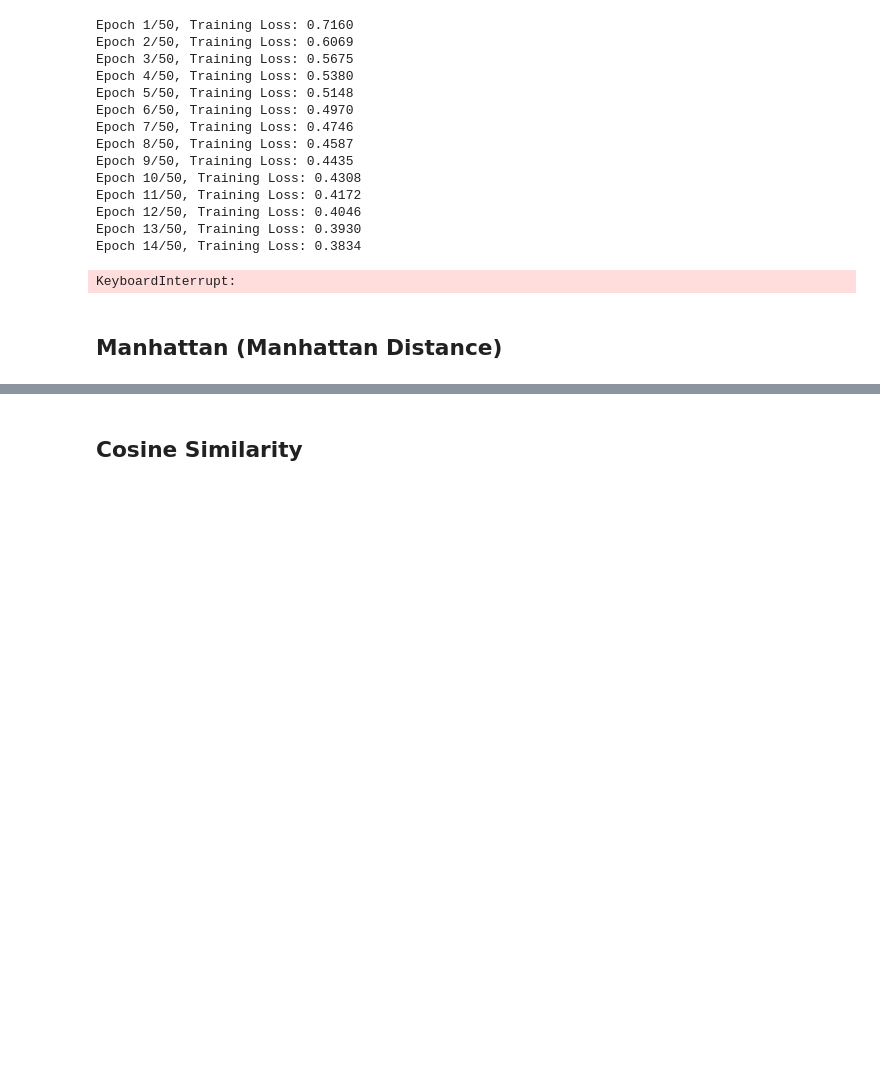
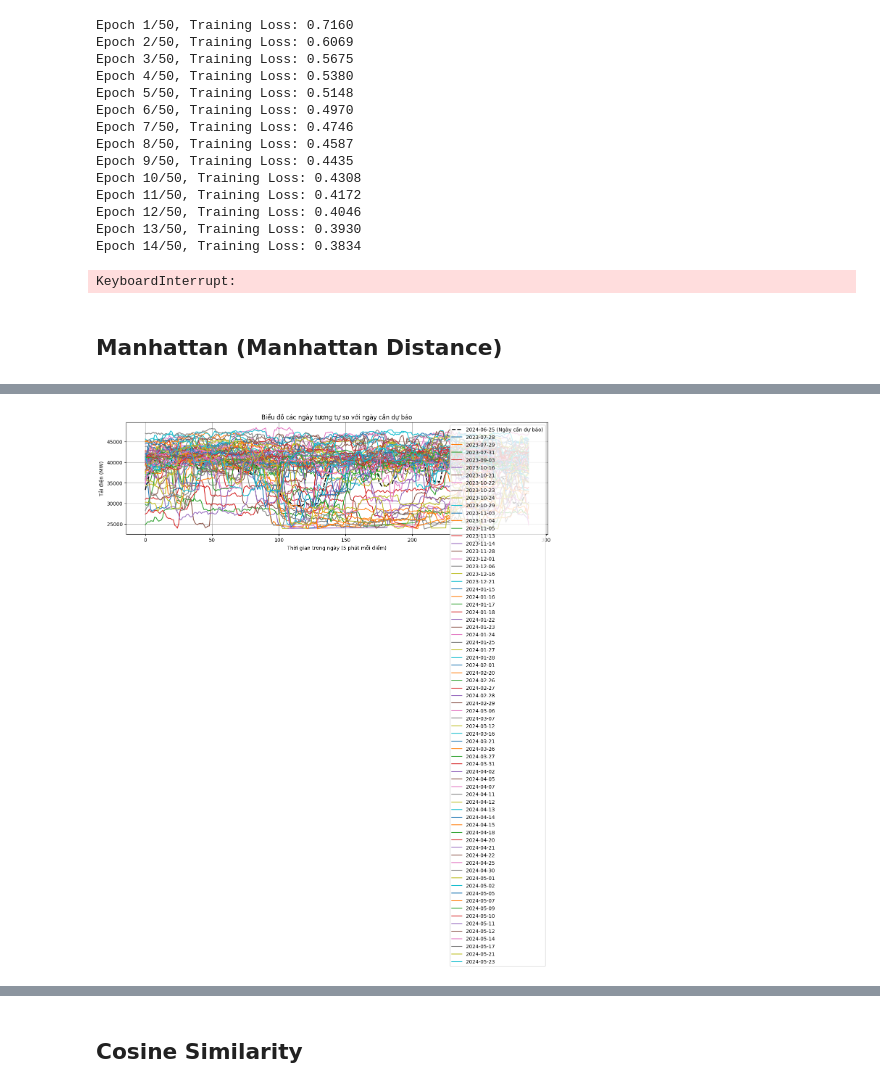
Before and after one commit to DinhHuy1405/NCKU, a Jupyter notebook: Code 2109 - 2024/Models.ipynb, the cells around one changed output, grey strips where cells are left out. Cells and saved outputs as stored; diff of their text form; code cells hidden in the pictures; blank space fills up the shorter version.

```diff
--- a/Code 2109 - 2024/Models.ipynb
+++ b/Code 2109 - 2024/Models.ipynb
@@ -875,0 +918,36 @@ distances_manhattan = calculate_daily_manhattan_distance(target_day_data, X_targ
+# %%
+import matplotlib.pyplot as plt
+
+# Hàm vẽ biểu đồ các ngày tương tự
+def plot_similar_days(train_data, similar_days, target_day_data, target_day_label):
+    plt.figure(figsize=(15, 4))
+
+    # Vẽ dữ liệu của ngày cần dự báo
+    plt.plot(range(288), target_day_data, label=f'{target_day_label} (Ngày cần dự báo)', linewidth=2, linestyle='--', color='black')
+
+    # Vẽ dữ liệu của các ngày tương tự
+    for day in similar_days:
+        day_data = train_data[(train_data['year'] == day[0]) &
+                              (train_data['month'] == day[1]) &
+                              (train_data['day'] == day[2])]
+        load_values = day_data['PM'].values  # Điều chỉnh tên cột nếu cần thiết
+        label = f'{day[0]}-{day[1]:02d}-{day[2]:02d}'  # Định dạng ngày tháng năm
+
+        plt.plot(range(288), load_values, label=label)
+
+    plt.title('Biểu đồ các ngày tương tự so với ngày cần dự báo')
+    plt.xlabel('Thời gian trong ngày (5 phút mỗi điểm)')
+    plt.ylabel('Tải điện (MW)')
+    plt.legend(loc='upper right')
+    plt.grid(True)
+    plt.tight_layout()
+    plt.show()
+
+# Chuẩn bị dữ liệu của ngày cần dự báo
+target_day_label = f'{target_year}-{target_month:02d}-{target_day:02d}'
+target_day_load_values = test_data.loc[target_indices, 'PM'].values  # Điều chỉnh tên cột nếu cần thiết
+
+# Gọi hàm vẽ các ngày tương tự
+plot_similar_days(train_data, top_similar_days_sorted, target_day_load_values, target_day_label)
+# %% [output]
+[figure, added]
```
Also changed, not shown: parts of 8 cells of this notebook.
